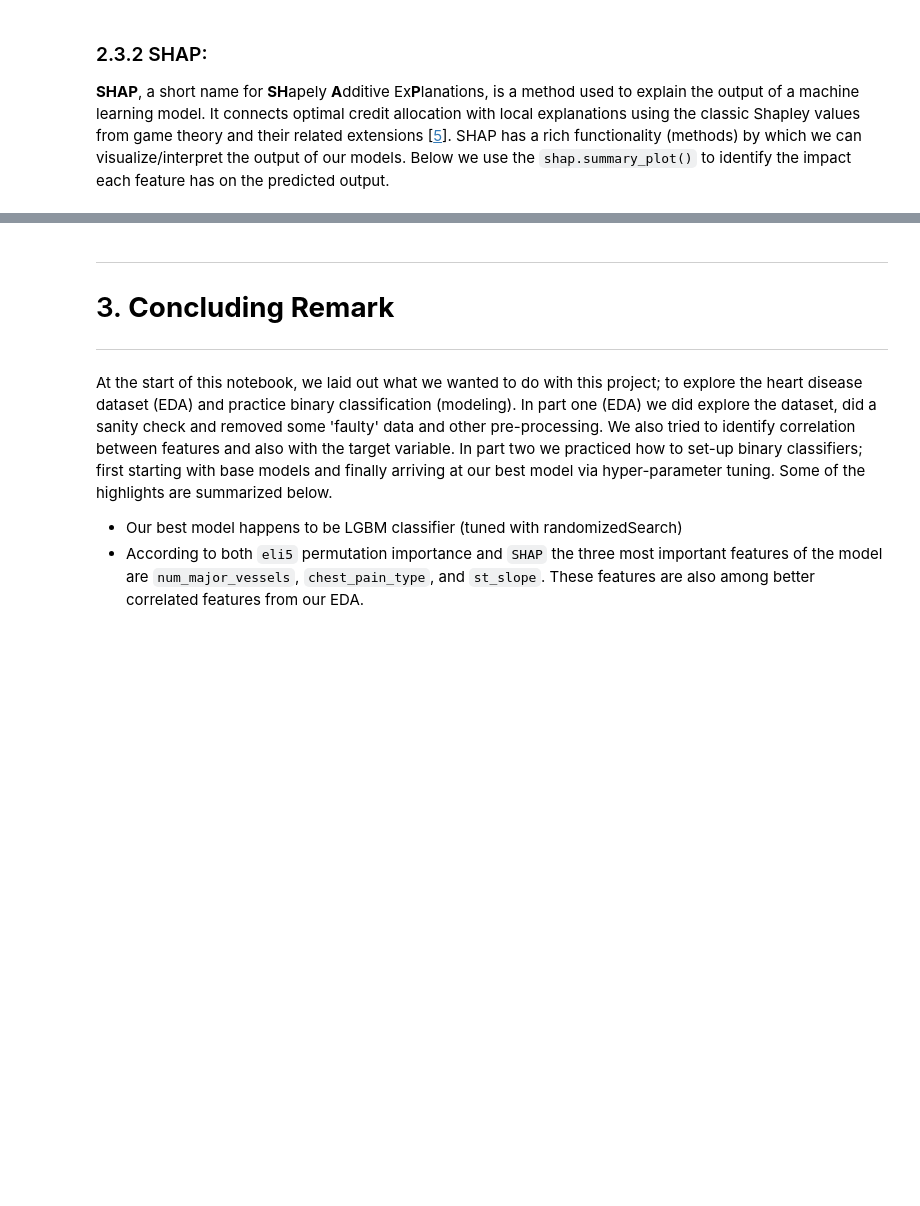
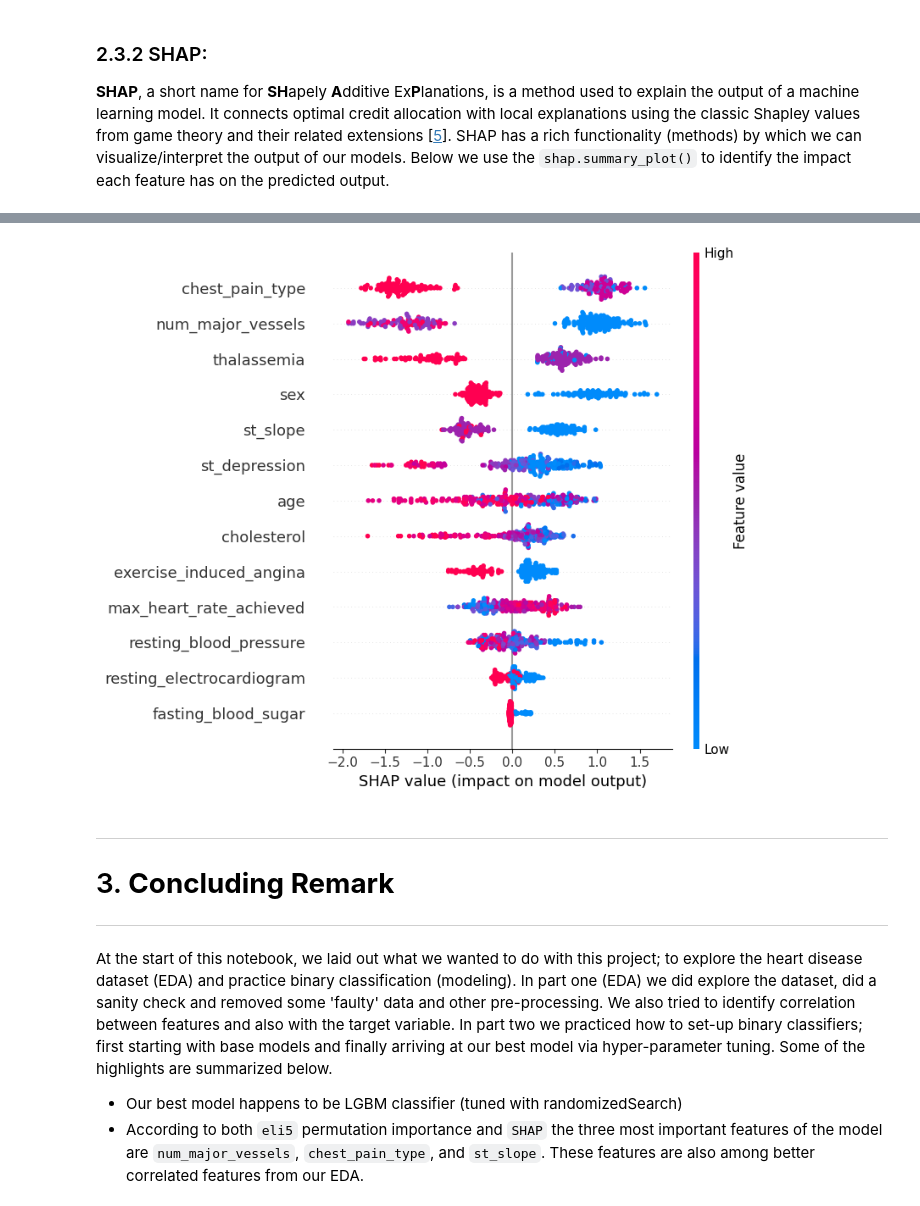
Before and after one commit to Sachin20010517/sca-supervised-prediction-model, a Jupyter notebook: sca_predictions.ipynb, the cells around one changed output, grey strips where cells are left out. Saved outputs shown, nothing was run; the diff lists cells and outputs as text; code cells hidden in the pictures; blank space fills up the shorter version.

Commit message:
added SHAP techniques

```diff
--- a/sca_predictions.ipynb
+++ b/sca_predictions.ipynb
@@ -1021,5 +1141,8 @@ shap.summary_plot(shap_values, X_val,
 # %%
-shap.summary_plot(shap_values[0], X_val)
+# beeswarm plot
+shap.summary_plot(shap_values, X_val)
+# %% [output]
+[figure, added]
 # %% [markdown]
 ---
 # 3. **Concluding Remark** <a class="anchor" id="3"></a>
```
Also changed, not shown: parts of 16 cells of this notebook.
